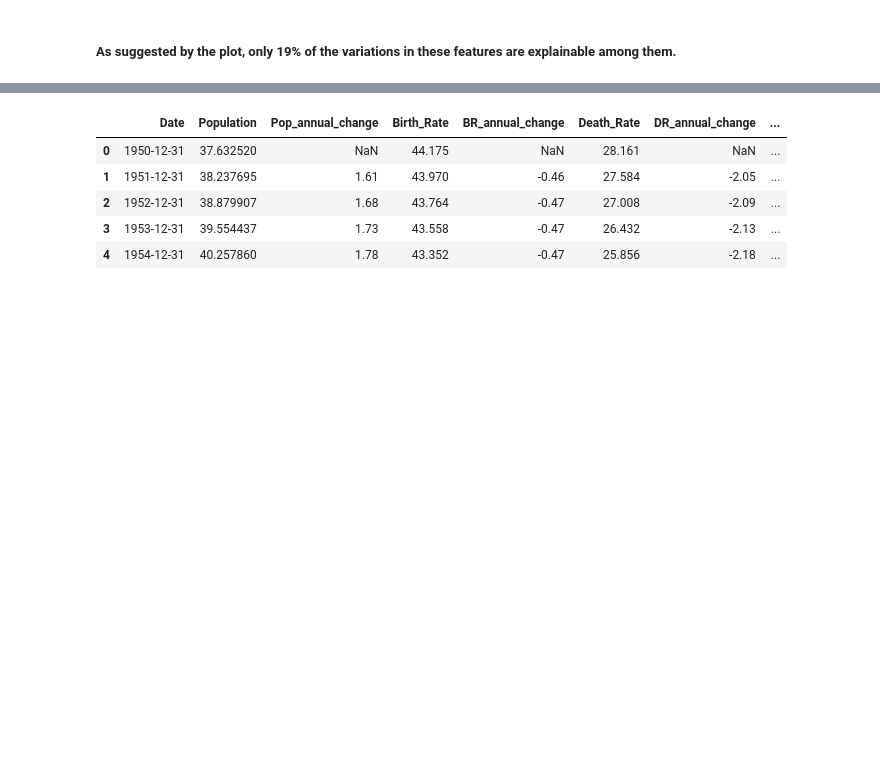
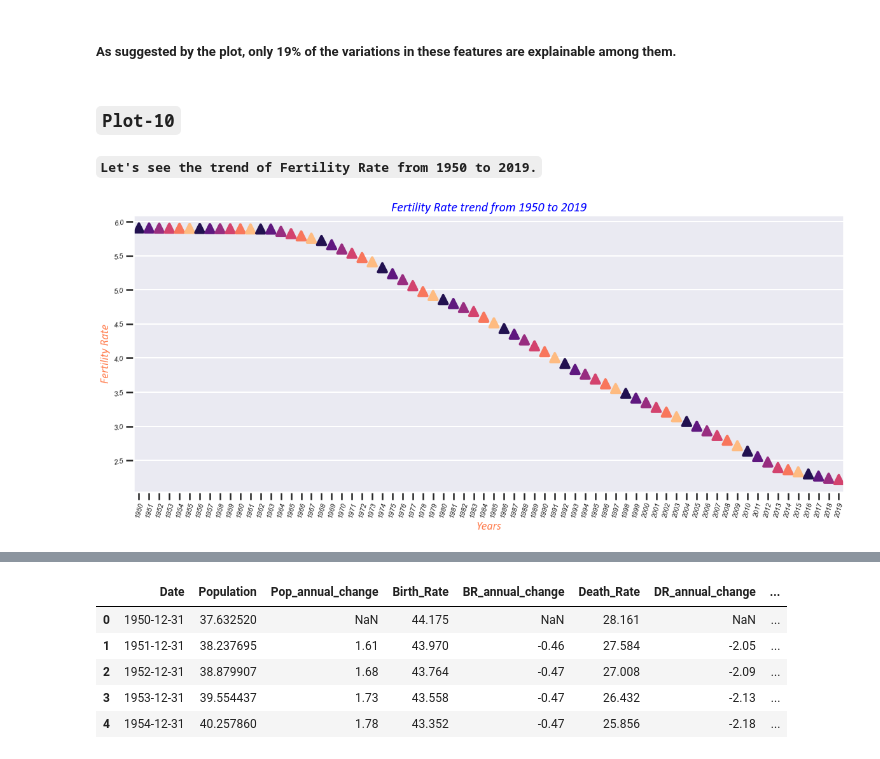
Before and after one commit to raj-shr-git/Indian_Pop_Statistical_Analysis, a Jupyter notebook: Indian_Pop_Data_Analysis.ipynb, the cells around one changed output, grey strips where cells are left out. Cells and saved outputs as stored; diff of their text form; code cells hidden in the pictures; blank space fills up the shorter version.

```diff
--- a/Indian_Pop_Data_Analysis.ipynb
+++ b/Indian_Pop_Data_Analysis.ipynb
@@ -577,3 +577,14 @@ ind_pop_df[['BR_annual_change','DR_annual_change']].corr().applymap(lambda val :
 | DR_annual_change | 0.193854 | 1.000000 |
 # %% [markdown]
 ##### **As suggested by the plot, only 19% of the variations in these features are explainable among them.**
+# %% [markdown]
+### **``Plot-10``**
+#### **``Let's see the trend of Fertility Rate from 1950 to 2019.``**
+# %%
+sns.set_context('poster')
+plt.figure(figsize=(20,8))
+sns.pointplot(x='Year',y='Fert_Rate',data=ind_pop_df,palette=sns.color_palette('magma'),markers='^')
+graph_customization(label_x='Years',label_y='Fertility Rate',grph_title='Fertility Rate trend from 1950 to 2019',x_ticks_rot=75,ticks_size=11)
+plt.show()
+# %% [output]
+[figure, added]
```
Also changed, not shown: parts of 37 cells of this notebook.
